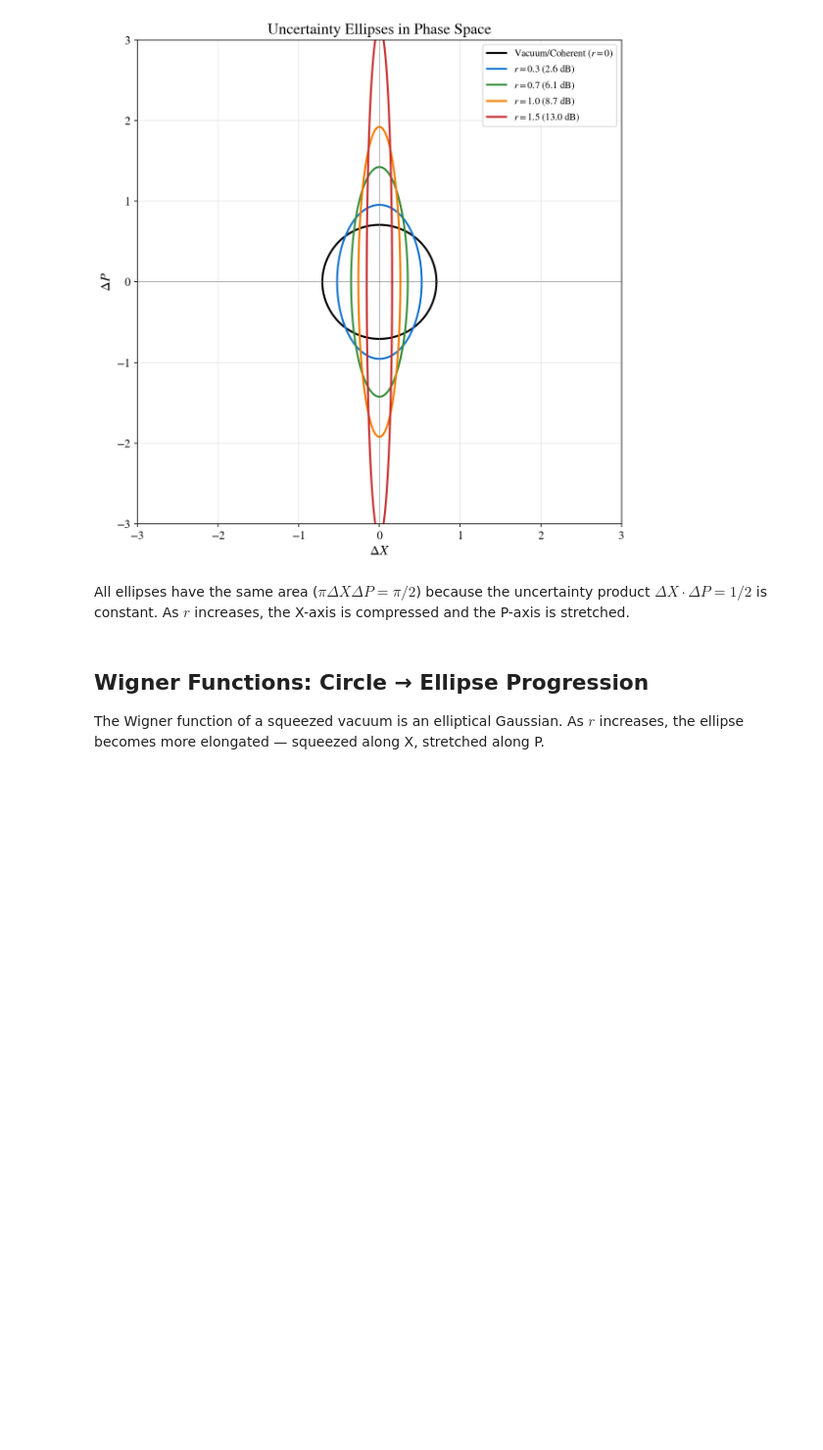
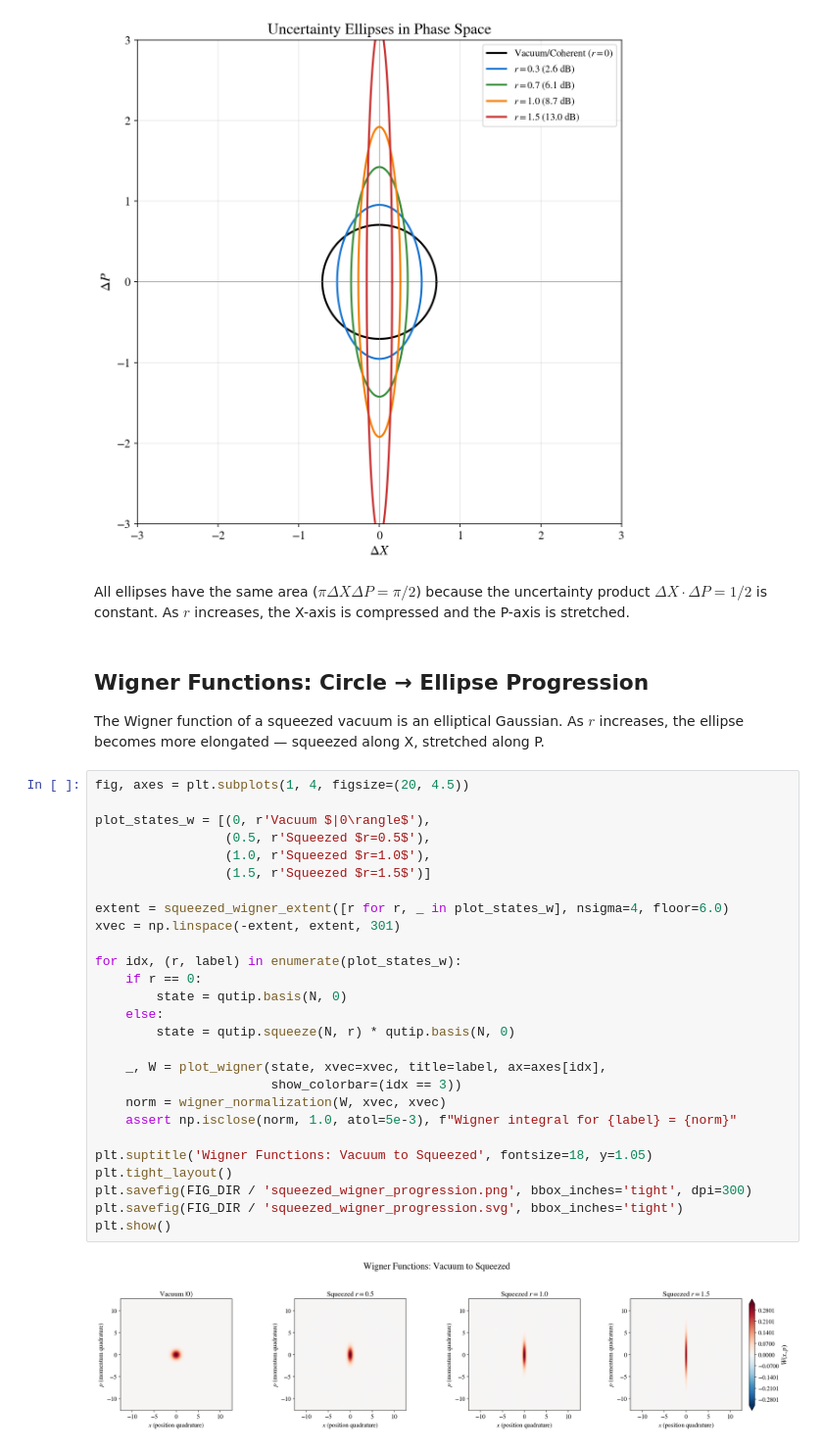
Before and after one commit to abbas-ahmad-cowlar/quantum-states-of-light, a Jupyter notebook: notebooks/03_squeezed_states.ipynb, the cells around one changed output. Shown at 98% size. Cells and saved outputs as stored; diff of their text form; blank space fills up the shorter version.

Commit message:
Add 03 squeezed states cell 18: fig, axes = plt.subplots(1, 4, figsize=(20, 4.5))

```diff
--- a/notebooks/03_squeezed_states.ipynb
+++ b/notebooks/03_squeezed_states.ipynb
@@ -305,3 +305,32 @@ the X-axis is compressed and the P-axis is stretched.
 The Wigner function of a squeezed vacuum is an elliptical Gaussian. As $r$
 increases, the ellipse becomes more elongated — squeezed along X, stretched
 along P.
+# %%
+fig, axes = plt.subplots(1, 4, figsize=(20, 4.5))
+
+plot_states_w = [(0, r'Vacuum $|0\rangle$'),
+                 (0.5, r'Squeezed $r=0.5$'),
+                 (1.0, r'Squeezed $r=1.0$'),
+                 (1.5, r'Squeezed $r=1.5$')]
+
+extent = squeezed_wigner_extent([r for r, _ in plot_states_w], nsigma=4, floor=6.0)
+xvec = np.linspace(-extent, extent, 301)
+
+for idx, (r, label) in enumerate(plot_states_w):
+    if r == 0:
+        state = qutip.basis(N, 0)
+    else:
+        state = qutip.squeeze(N, r) * qutip.basis(N, 0)
+
+    _, W = plot_wigner(state, xvec=xvec, title=label, ax=axes[idx],
+                       show_colorbar=(idx == 3))
+    norm = wigner_normalization(W, xvec, xvec)
+    assert np.isclose(norm, 1.0, atol=5e-3), f"Wigner integral for {label} = {norm}"
+
+plt.suptitle('Wigner Functions: Vacuum to Squeezed', fontsize=18, y=1.05)
+plt.tight_layout()
+plt.savefig(FIG_DIR / 'squeezed_wigner_progression.png', bbox_inches='tight', dpi=300)
+plt.savefig(FIG_DIR / 'squeezed_wigner_progression.svg', bbox_inches='tight')
+plt.show()
+# %% [output]
+[figure, added]
```
